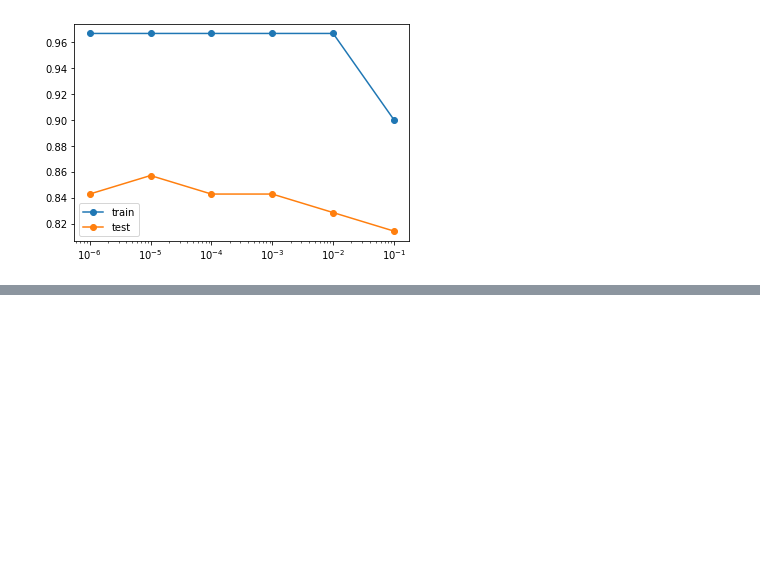
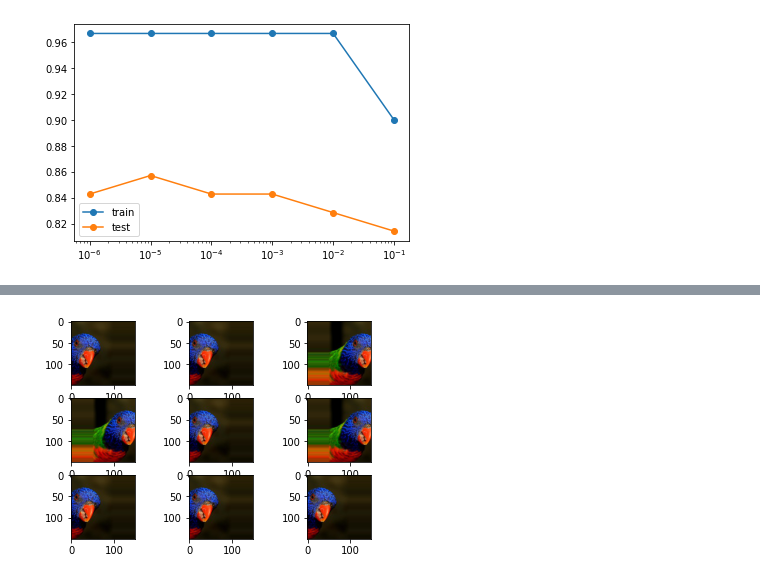
Before and after one commit to mahesh-keswani/ML-DL-FromBasicsToAdvance, a Jupyter notebook: keras_examples/RegularizationForANN_CNN_RNN.ipynb, the cells around one changed output, grey strips where cells are left out. Cells and saved outputs as stored; diff of their text form; code cells hidden in the pictures; blank space fills up the shorter version.

Commit message:
Data augmentation techniques like random rotations, brightness, zooming, flipping, shifting

```diff
--- a/keras_examples/RegularizationForANN_CNN_RNN.ipynb
+++ b/keras_examples/RegularizationForANN_CNN_RNN.ipynb
@@ -131,0 +179,52 @@ plt.legend();
+# %%
+# A shift to an image means moving all pixels of the image in one direction, such as horizontally or vertically,
+# while keeping the image dimensions the same.
+
+# This means that some of the pixels will be clipped off the image and there will be a region of the image where
+# new pixel values will have to be specified.
+
+# The width_shift_range and height_shift_range arguments to the ImageDataGenerator constructor control
+# the amount of horizontal and vertical shift respectively.
+
+# These arguments can specify a floating point value that indicates the percentage (between 0 and 1) of the
+# width or height of the image to shift. Alternately, a number of pixels can be specified to shift the image.
+
+# Specifically, a value in the range between no shift and the percentage or pixel value will be sampled for
+# each image and the shift performed, e.g. [0, value]. Alternately, you can specify a tuple or
+# array of the min and max range from which the shift will be sampled; for example: [-100, 100] or [-0.5, 0.5].
+
+from numpy import expand_dims
+from tensorflow.keras.preprocessing.image import load_img
+from tensorflow.keras.preprocessing.image import img_to_array
+from tensorflow.keras.preprocessing.image import ImageDataGenerator
+from matplotlib import pyplot
+# load the image
+img = load_img('/content/bird.jpg')
+
+# convert to numpy array
+data = img_to_array(img)
+
+# expand dimension to one sample
+samples = expand_dims(data, 0)
+
+# create image data augmentation generator
+# the image dimensions are (150, 150)
+datagen = ImageDataGenerator(width_shift_range=[-50,50])
+
+# prepare iterator
+it = datagen.flow(samples, batch_size=1)
+
+# generate samples and plot
+for i in range(9):
+	# define subplot
+	pyplot.subplot(330 + 1 + i)
+	# generate batch of images
+	batch = it.next()
+	# convert to unsigned integers for viewing
+	image = batch[0].astype('uint8')
+	# plot raw pixel data
+	pyplot.imshow(image)
+# show the figure
+pyplot.show()
+# %% [output]
+[figure, added]
```
Also changed, not shown: parts of 13 cells of this notebook.
